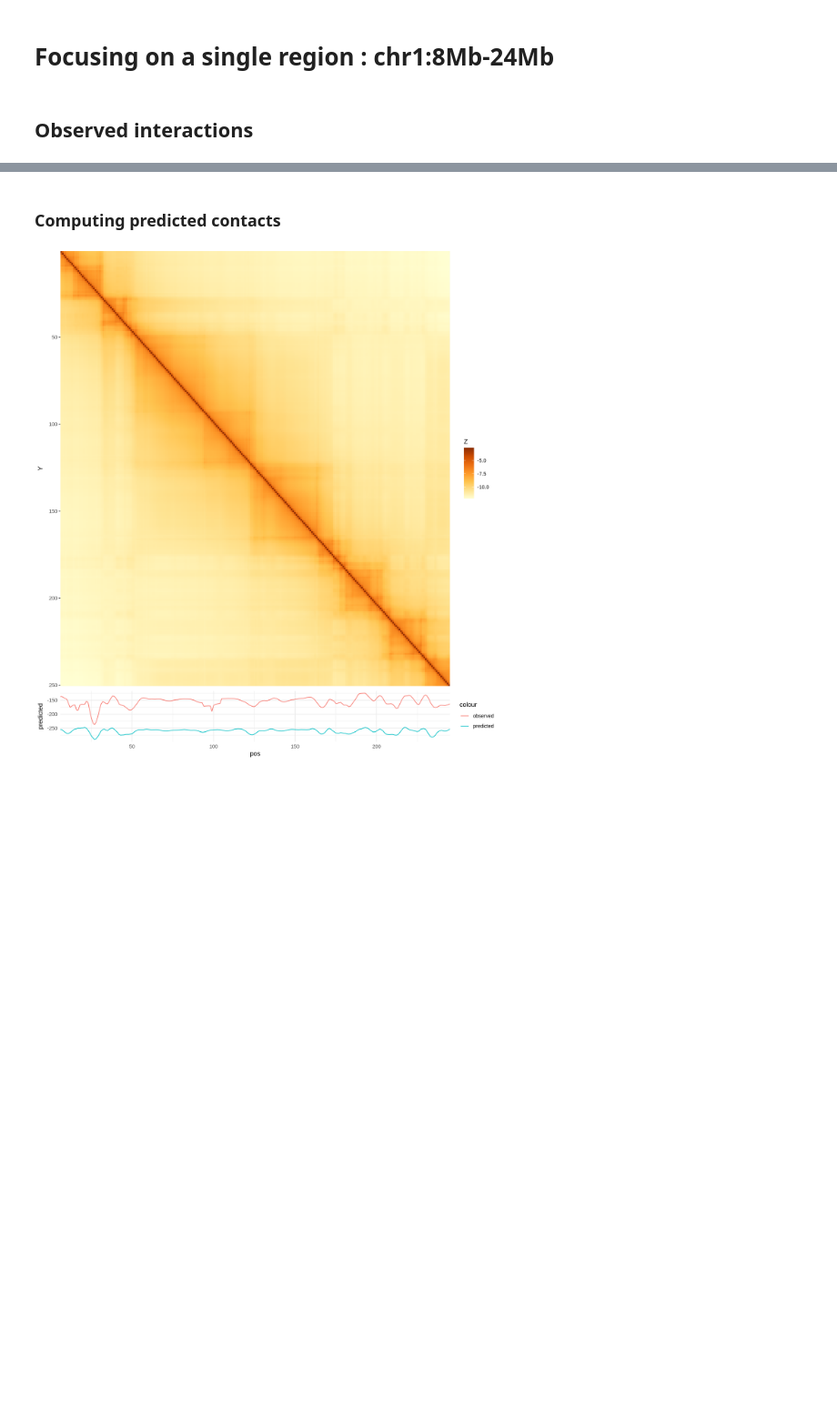
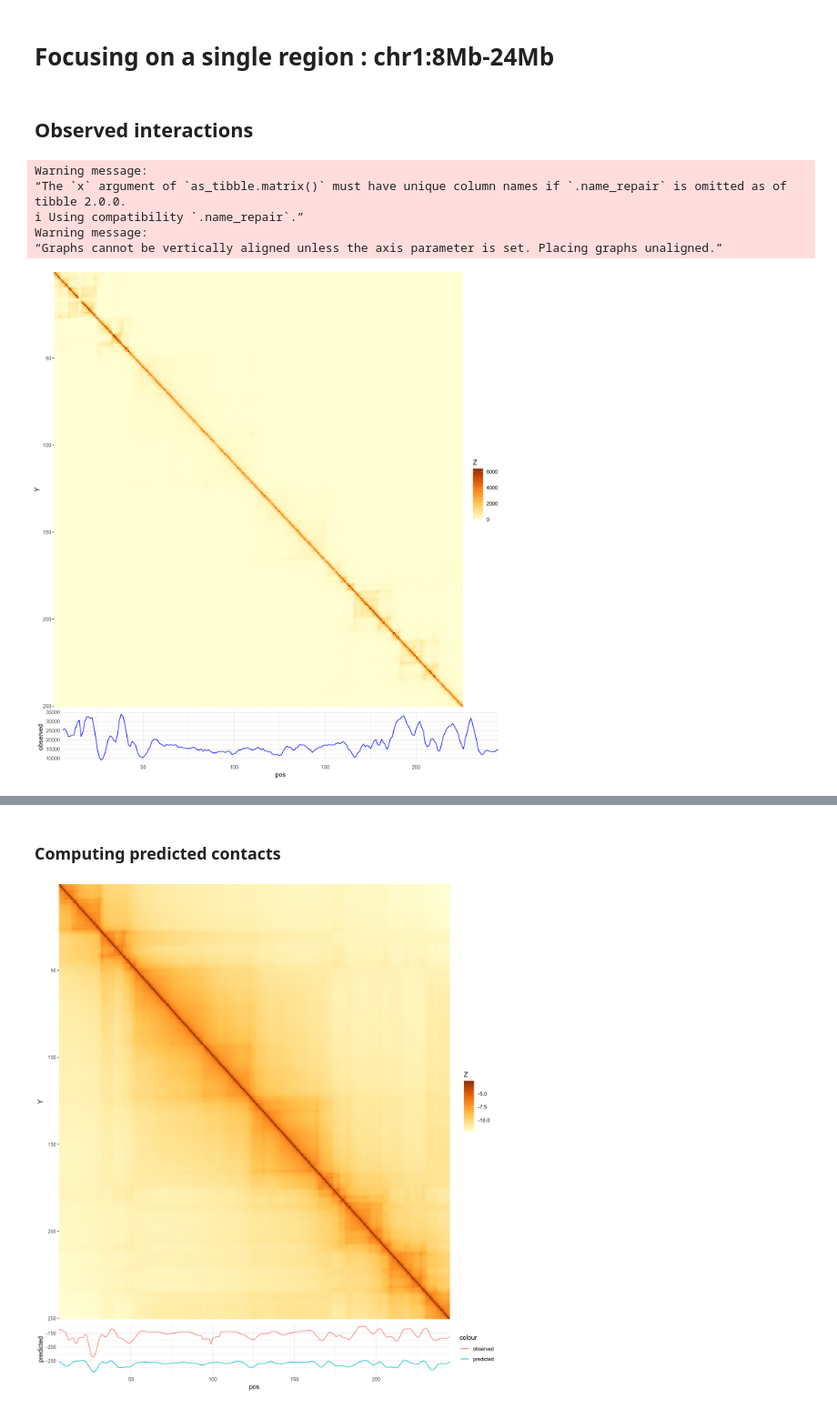
Before and after one commit to ThomasFormations/INIRE, a Jupyter notebook: notebooks/InsulationCompartimentScore.ipynb, the cells around one changed output, grey strips where cells are left out. Shown at 91% size. Cells and saved outputs as stored; diff of their text form; code cells hidden in the pictures; blank space fills up the shorter version.

```diff
--- a/notebooks/InsulationCompartimentScore.ipynb
+++ b/notebooks/InsulationCompartimentScore.ipynb
@@ -36,0 +59,35 @@ insculationScore <- function(mat, name) {
+# %%
+plotmat = logmat
+# Make plots wider
+options(repr.plot.width=11, repr.plot.height=12)
+p1 = plotmat %>% as_tibble() %>%
+  rowid_to_column(var="X") %>%
+  gather(key="Y", value="Z", -1) %>%
+  # Change Y to numeric
+  mutate(Y=as.numeric(gsub("V","",Y))) %>%
+ # Viz
+  ggplot(aes(X, Y, fill= Z)) +
+    geom_tile() +
+    #scale_x_continuous(expand = c(0.5, 0)) +
+    scale_fill_distiller(palette = "YlOrBr", direction=1) +
+    scale_y_reverse() +
+    coord_cartesian(expand = FALSE) +
+    #theme_ipsum() +
+    theme(#legend.position="none",
+          axis.title.x=element_blank(),
+          axis.text.x=element_blank(),
+          axis.ticks.x=element_blank(),
+          plot.margin = margin(0,0,0,0, 'cm'))
+p2 = observed %>% ggplot(aes(x=pos, y=observed)) +
+         geom_line(color="blue") +
+         scale_x_continuous(expand = c(0, 0)) +
+         theme_minimal()
+
+ggarrange(p1, p2, heights = c(3, 0.5), nrow = 2, align = "v")
+# %% [output]
+Warning message:
+“The `x` argument of `as_tibble.matrix()` must have unique column names if `.name_repair` is omitted as of tibble 2.0.0.
+ℹ Using compatibility `.name_repair`.”
+Warning message:
+“Graphs cannot be vertically aligned unless the axis parameter is set. Placing graphs unaligned.”
+[figure, added]
```
Also changed, not shown: parts of 12 cells of this notebook.
